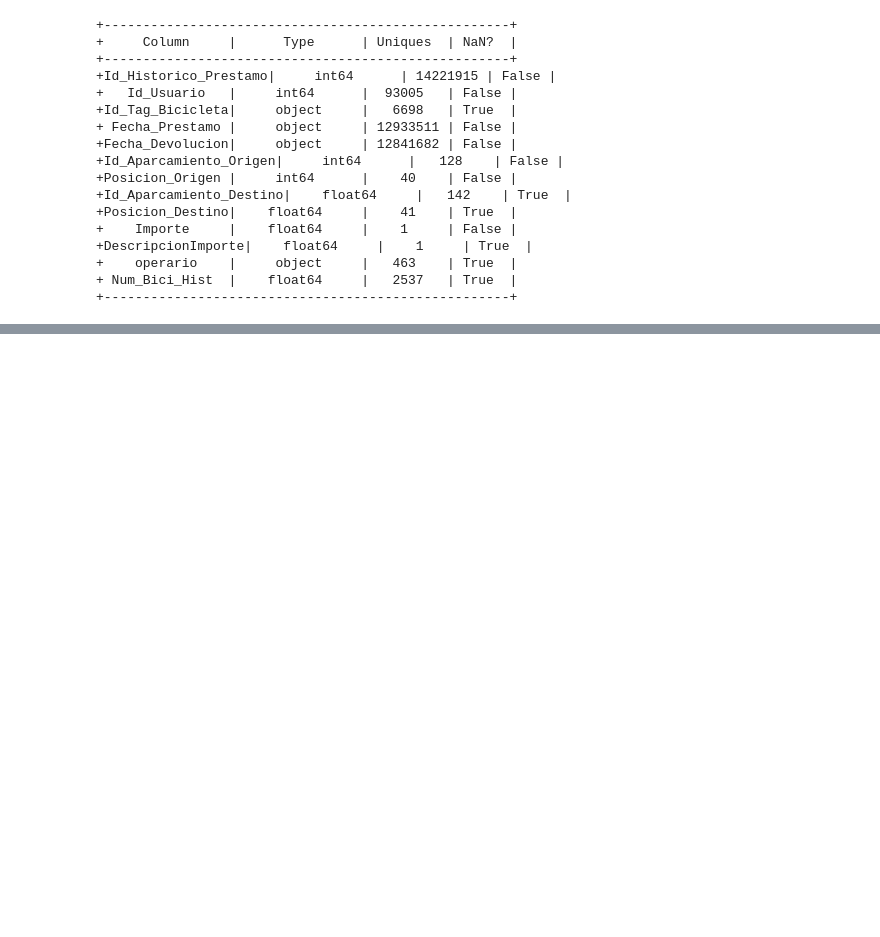
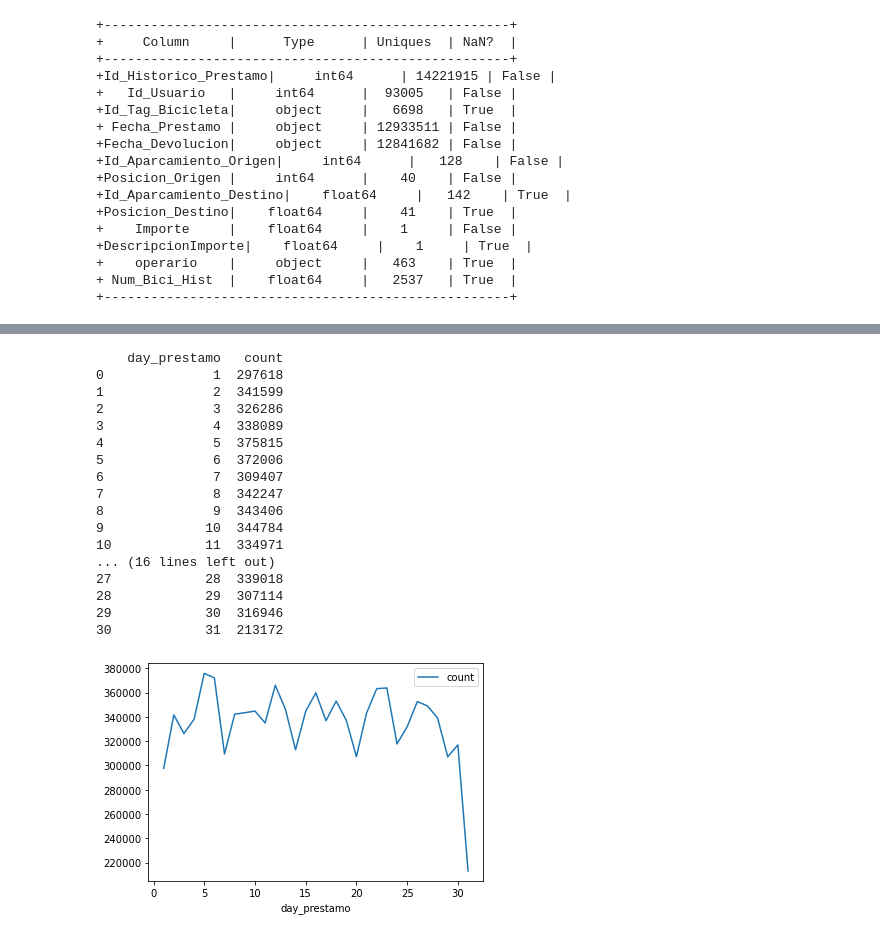
Before and after one commit to anafsa/ChildrenOfJupyter, a Jupyter notebook: Stage-3/EDA-Fabio.ipynb, the cells around one changed output, grey strips where cells are left out. Saved outputs shown, nothing was run; the diff lists cells and outputs as text; code cells hidden in the pictures; blank space fills up the shorter version.

```diff
--- a/Stage-3/EDA-Fabio.ipynb
+++ b/Stage-3/EDA-Fabio.ipynb
@@ -119,0 +106,21 @@ df
+# %%
+plot_prestamo_over_time(df, "day")
+# %% [output]
+    day_prestamo   count
+0              1  297618
+1              2  341599
+2              3  326286
+3              4  338089
+4              5  375815
+5              6  372006
+6              7  309407
+7              8  342247
+8              9  343406
+9             10  344784
+10            11  334971
+... (16 lines left out)
+27            28  339018
+28            29  307114
+29            30  316946
+30            31  213172
+[figure, added]
```
Also changed, not shown: parts of 30 cells of this notebook, 1 other file.
